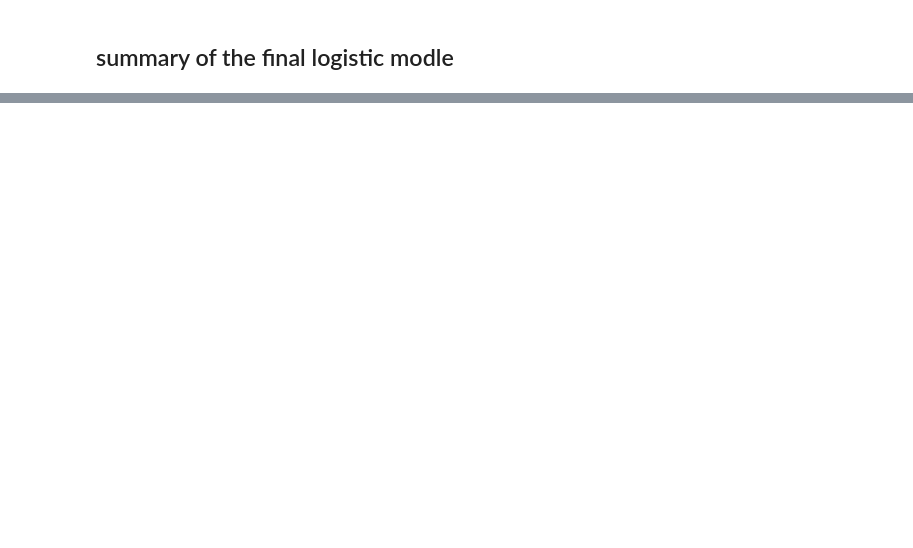
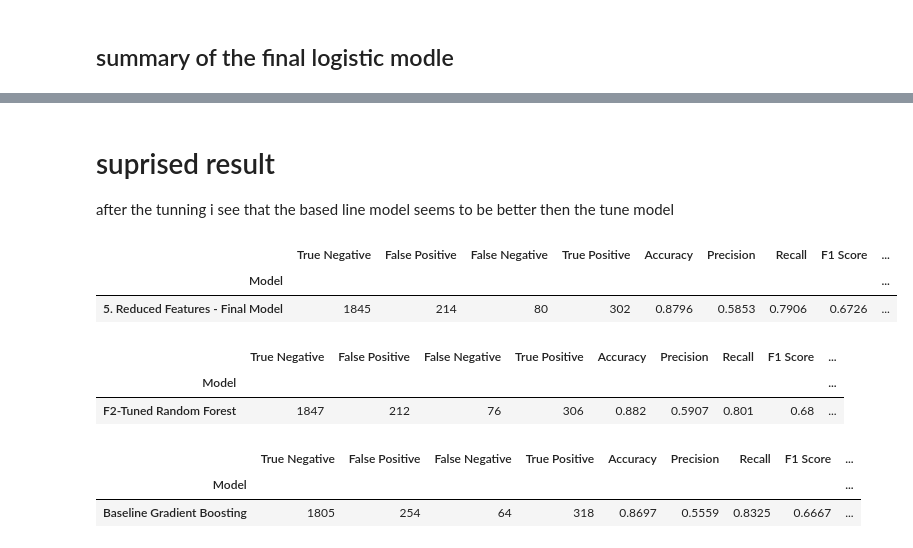
Before and after one commit to liaoxiaoyang3-prog/MLDP_project, a Jupyter notebook: MLDP.ipynb, the cells around one changed output, grey strips where cells are left out. Saved outputs shown, nothing was run; the diff lists cells and outputs as text; code cells hidden in the pictures; blank space fills up the shorter version.

```diff
--- a/MLDP.ipynb
+++ b/MLDP.ipynb
@@ -2381,0 +2355,45 @@ weighted avg       0.90      0.87      0.88      2441
+# %% [markdown]
+# suprised result
+after the tunning i see that the based line model seems to be better then the tune model
+# %%
+# all modles compared
+
+# logistc
+reduced_results = evaluate_classification_model(
+    y_true=y_test,
+    y_predictions=pred_reduced,
+    y_probabilities=prob_reduced,
+    model_name="5. Reduced Features - Final Model"
+)
+
+# RF
+tuned_rf_results = evaluate_classification_model(
+    y_true=y_test,
+    y_predictions=pred_rf_tuned,
+    y_probabilities=prob_rf_tuned,
+    model_name="F2-Tuned Random Forest",
+    show_table=True
+)
+
+# based line GB
+baseline_gb_results = evaluate_classification_model(
+    y_true=y_test,
+    y_predictions=tree_predictions[
+        "Gradient Boosting"
+    ],
+    y_probabilities=tree_probabilities[
+        "Gradient Boosting"
+    ],
+    model_name="Baseline Gradient Boosting",
+    show_table=True
+)
+# %% [output]
+|  | True Negative | False Positive | False Negative | True Positive | Accuracy | Precision | Recall | F1 Score | ... |
+| Model |  |  |  |  |  |  |  |  | ... |
+| 5. Reduced Features - Final Model | 1845 | 214 | 80 | 302 | 0.8796 | 0.5853 | 0.7906 | 0.6726 | ... |
+|  | True Negative | False Positive | False Negative | True Positive | Accuracy | Precision | Recall | F1 Score | ... |
+| Model |  |  |  |  |  |  |  |  | ... |
+| F2-Tuned Random Forest | 1847 | 212 | 76 | 306 | 0.882 | 0.5907 | 0.801 | 0.68 | ... |
+|  | True Negative | False Positive | False Negative | True Positive | Accuracy | Precision | Recall | F1 Score | ... |
+| Model |  |  |  |  |  |  |  |  | ... |
+| Baseline Gradient Boosting | 1805 | 254 | 64 | 318 | 0.8697 | 0.5559 | 0.8325 | 0.6667 | ... |
```
Also changed, not shown: parts of 75 cells of this notebook, 2 other files.
